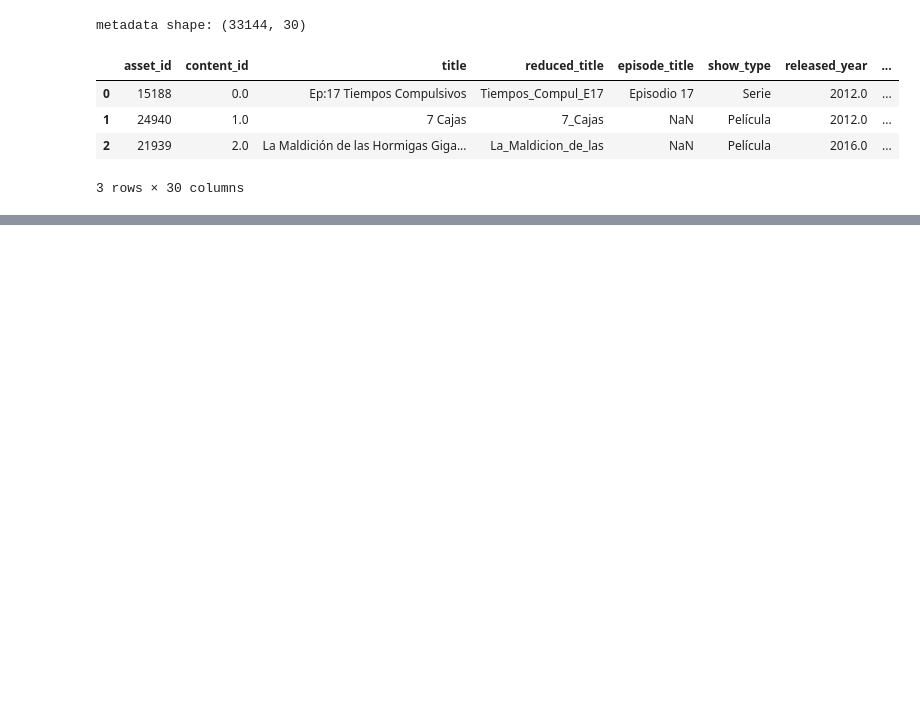
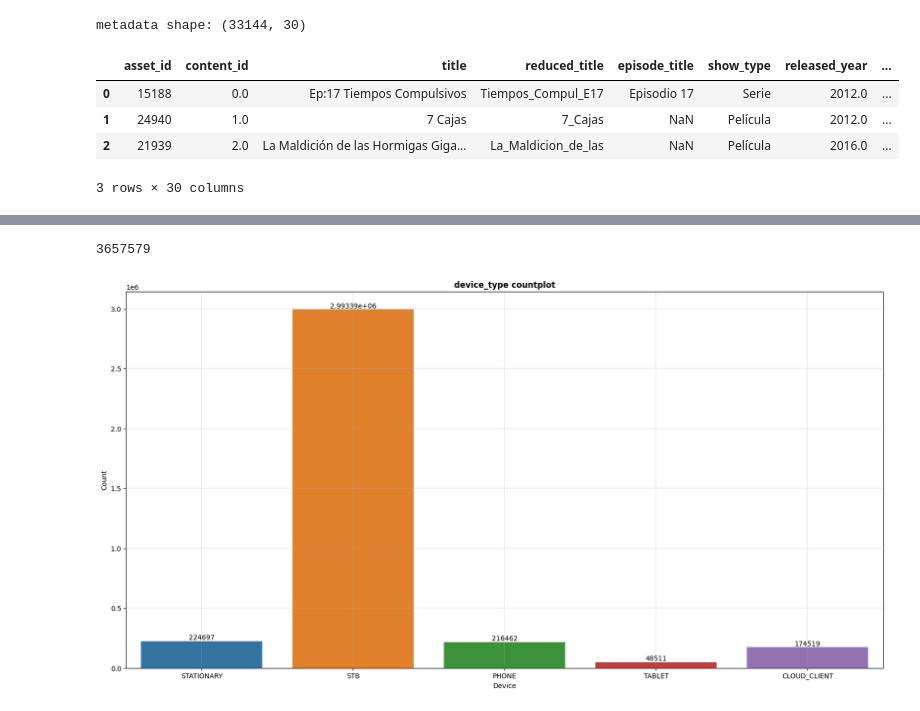
Before and after one commit to ferandmag/ICA_ML_recomendationSystemFLOW, a Jupyter notebook: recomendation_system_flow.ipynb, the cells around one changed output, grey strips where cells are left out. Drawn from its saved outputs; the diff is of its cells as text; code cells hidden in the pictures; blank space fills up the shorter version.

```diff
--- a/recomendation_system_flow.ipynb
+++ b/recomendation_system_flow.ipynb
@@ -102,0 +91,5 @@ metadata shape: (33144, 30)
+# %%
+# removing na
+print(f'Number of rows before drop duplicates: {len(df)}')
+df = df.dropna()
+print(f'Number of rows after drop duplicates: {len(df)}')
@@ -102,0 +99,5 @@ metadata shape: (33144, 30)
+# %%
+# checking and removing of duplicates
+print(f'Number of rows before drop duplicates: {len(df)}')
+df = df.drop_duplicates(keep='first')
+print(f'Number of rows after drop duplicates: {len(df)}')
@@ -102,0 +107,17 @@ metadata shape: (33144, 30)
+# %%
+# transforming dates in datetime object
+df['tunein'] = pd.to_datetime(df['tunein'], format='%Y-%m-%d %H:%M:%S')
+df['tuneout'] = pd.to_datetime(df['tuneout'], format='%Y-%m-%d %H:%M:%S')
+
+# calculate time_watched (difference between tuneout - tunein)
+df['time_watched'] = df['tuneout'] - df['tunein']
+# transform time_watched (minutes) to time_watched_seconds (seconds)
+df['time_watched_seconds'] = df['time_watched'].apply(lambda x: x.seconds)
+
+# transform run_time (minutes) to run_time_seconds (seconds)
+df['run_time_seconds'] = df['run_time_min']*60
+# %%
+# the user liked the asset if he/she watched more than 90% of the asset's duration
+df['rate'] = df['run_time_seconds']*0.90 - df['time_watched_seconds']
+df['rate'] = df['rate'].apply(lambda x: 1 if x <= 0 else 0) # (1: like asset, 0: not like asset)
+df['rate']
@@ -102,0 +166,17 @@ metadata shape: (33144, 30)
+# %%
+len(df)
+# %% [output]
+3657579
+# %%
+# ploting device_type
+plt.figure(figsize=(20, 10))
+ax = sns.countplot(data=df, x='device_type')
+for container in ax.containers:
+    ax.bar_label(container)
+plt.xlabel('Device')
+plt.ylabel('Count')
+plt.grid(linewidth=0.3)
+plt.title('device_type countplot', fontdict={'fontsize': 12,'fontweight':'bold'})
+plt.show()
+# %% [output]
+[figure, added]
```
Also changed, not shown: parts of 25 cells of this notebook.
